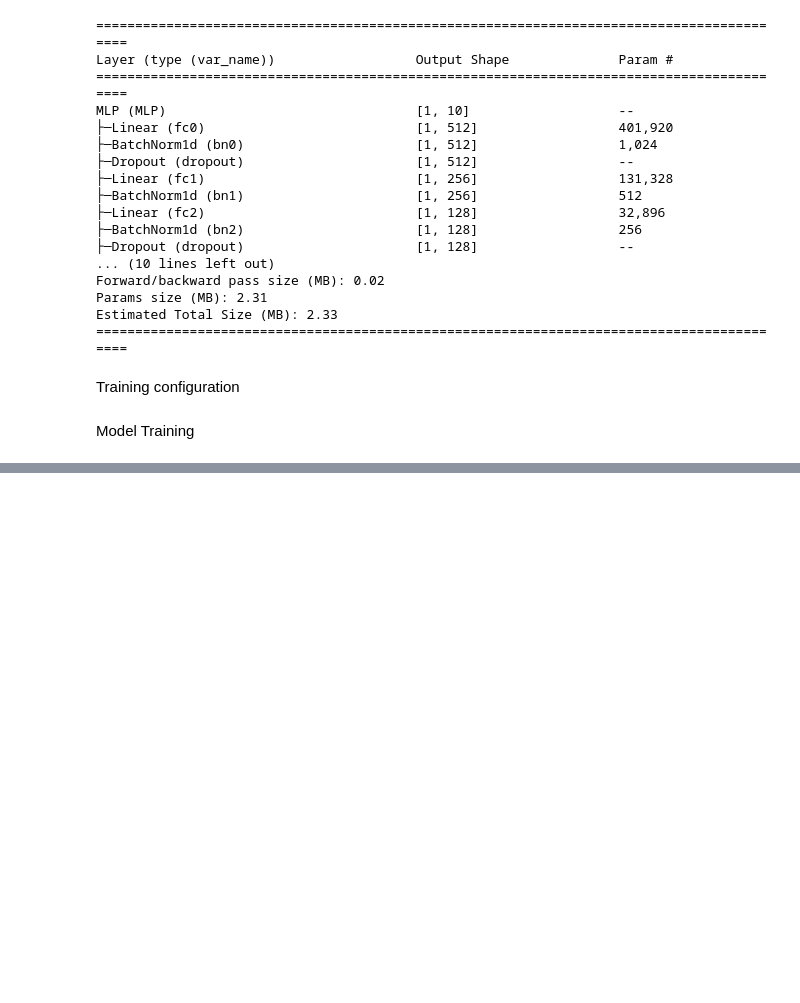
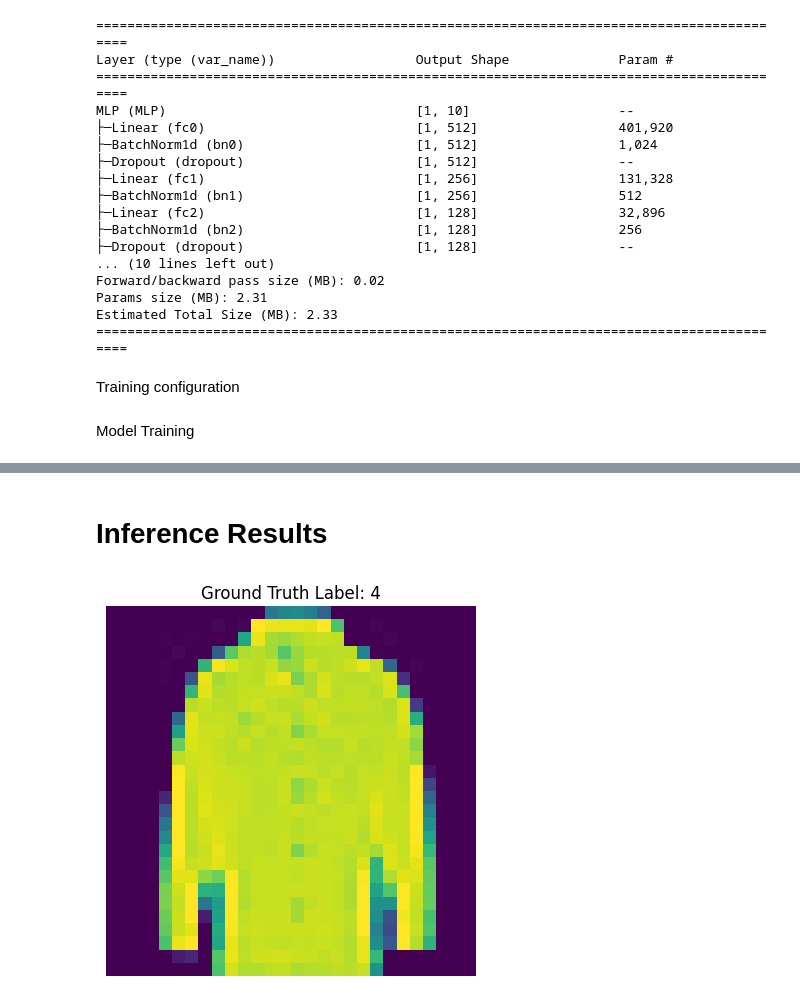
Before and after one commit to RamuNalla/pytorch-bootcamp-notebooks, a Jupyter notebook: 3_MLP_on_fashion_dataset.ipynb, the cells around one changed output, grey strips where cells are left out. Drawn from its saved outputs; the diff is of its cells as text; code cells hidden in the pictures; blank space fills up the shorter version.

```diff
--- a/3_MLP_on_fashion_dataset.ipynb
+++ b/3_MLP_on_fashion_dataset.ipynb
@@ -234,0 +259,13 @@ def main(model, trainloader, val_loader, epochs=5, DEVICE = "cuda"):
+# %% [markdown]
+# Inference Results
+# %%
+images, gt_labels = next(iter(val_loader))
+
+rand_idx = random.choice(range(len(images)))
+
+plt.imshow(images[rand_idx].squeeze())
+plt.title("Ground Truth Label: " + str(int(gt_labels[rand_idx])), fontsize = 12)
+plt.axis("off")
+plt.show()
+# %% [output]
+[figure, added]
```
Also changed, not shown: parts of 11 cells of this notebook.
